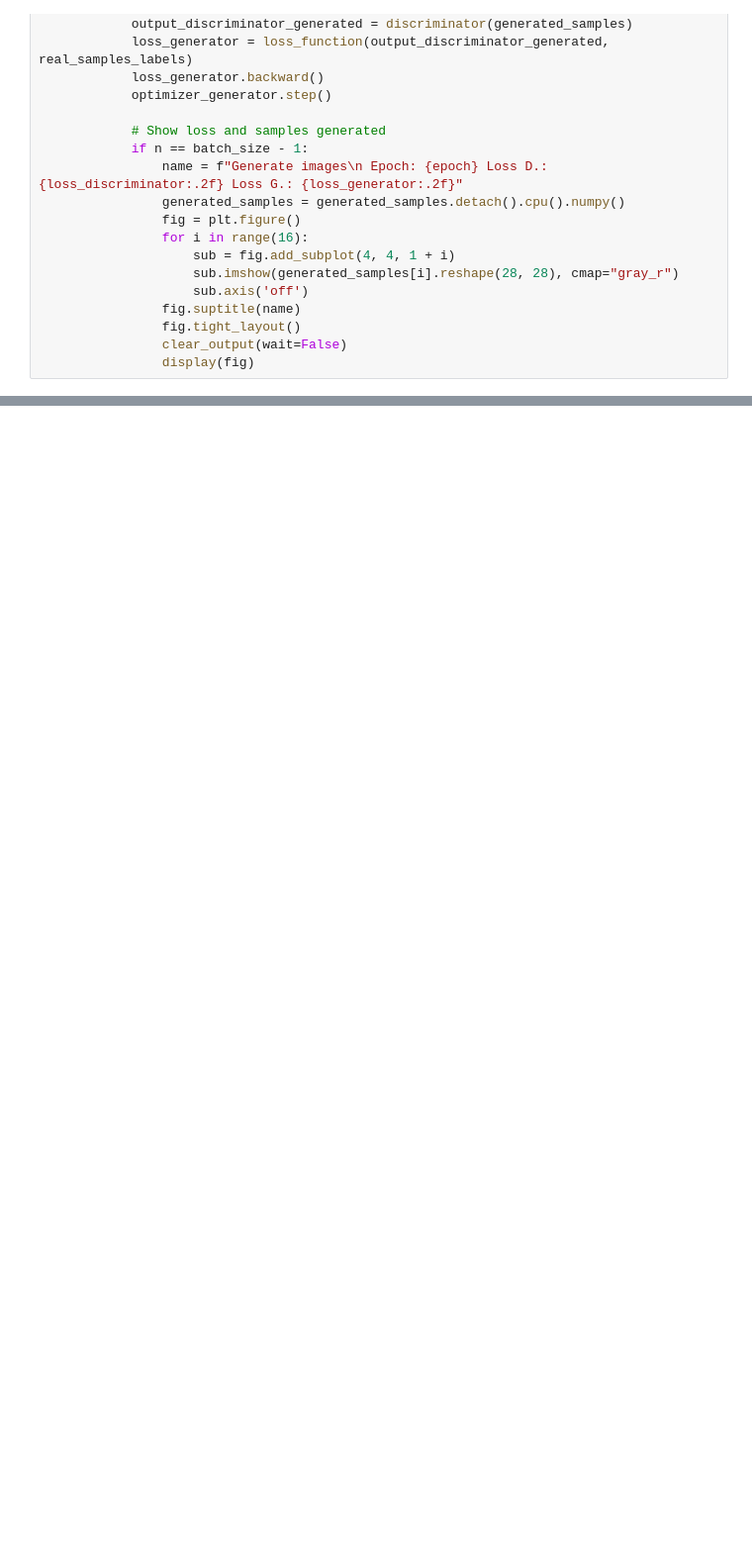
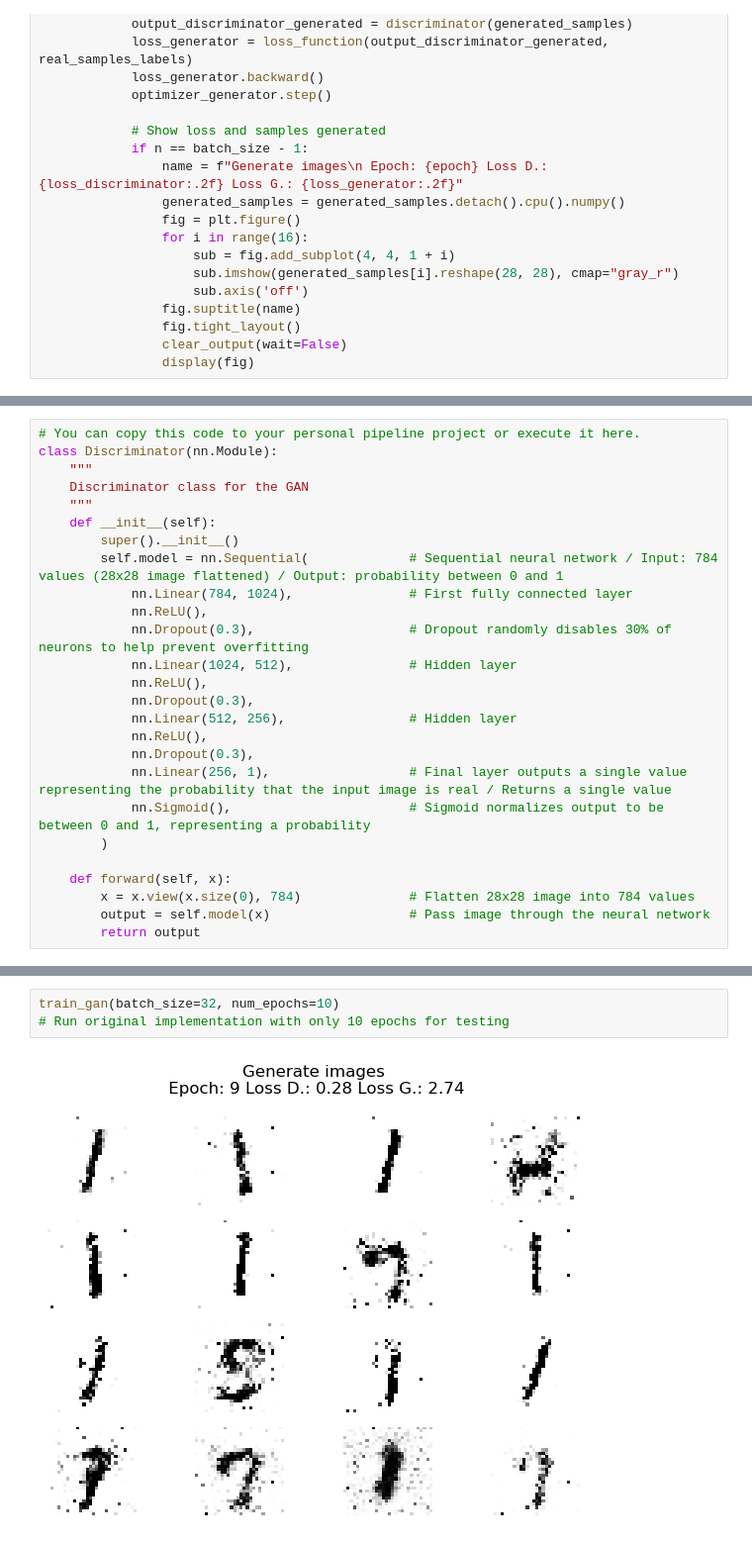
Before and after one commit to davidpadilla11/cv-ds-debugging-admission, a Jupyter notebook: debugging.ipynb, the cells around one changed output, grey strips where cells are left out. Shown at 99% size. Cells and saved outputs as stored; diff of their text form; blank space fills up the shorter version.

```diff
--- a/debugging.ipynb
+++ b/debugging.ipynb
@@ -481,0 +757,26 @@ train_gan(batch_size=32, num_epochs=100)
+# %%
+# You can copy this code to your personal pipeline project or execute it here.
+class Discriminator(nn.Module):
+    """
+    Discriminator class for the GAN
+    """
+    def __init__(self):
+        super().__init__()
+        self.model = nn.Sequential(             # Sequential neural network / Input: 784 values (28x28 image flattened) / Output: probability between 0 and 1
+            nn.Linear(784, 1024),               # First fully connected layer
+            nn.ReLU(),
+            nn.Dropout(0.3),                    # Dropout randomly disables 30% of neurons to help prevent overfitting
+            nn.Linear(1024, 512),               # Hidden layer
+            nn.ReLU(),
+            nn.Dropout(0.3),
+            nn.Linear(512, 256),                # Hidden layer
+            nn.ReLU(),
+            nn.Dropout(0.3),
+            nn.Linear(256, 1),                  # Final layer outputs a single value representing the probability that the input image is real / Returns a single value
+            nn.Sigmoid(),                       # Sigmoid normalizes output to be between 0 and 1, representing a probability
+        )
+
+    def forward(self, x):
+        x = x.view(x.size(0), 784)              # Flatten 28x28 image into 784 values
+        output = self.model(x)                  # Pass image through the neural network
+        return output
@@ -481,0 +892,4 @@ train_gan(batch_size=32, num_epochs=100)
+# %%
+train_gan(batch_size=32, num_epochs=10)                                                                             # Run original implementation with only 10 epochs for testing
+# %% [output]
+[figure, added]
```
Also changed, not shown: parts of 66 cells of this notebook.
